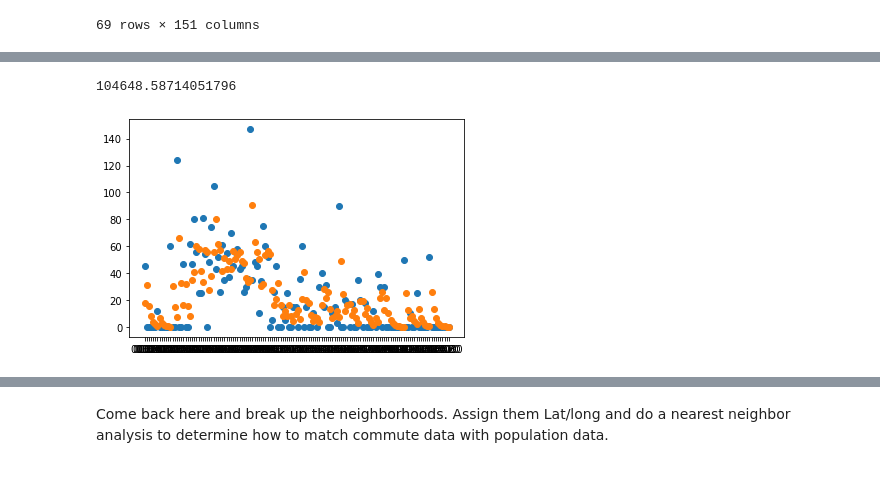
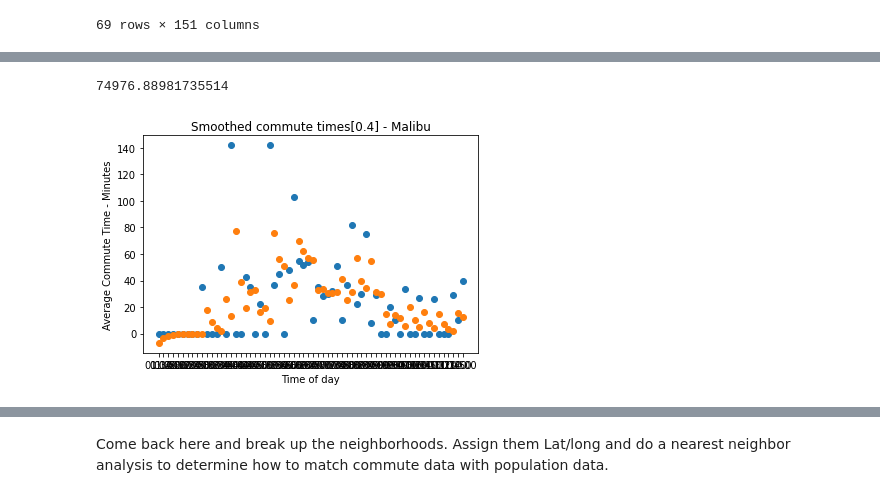
Before and after one commit to guanch1984/evtol-planning, a Jupyter notebook: geopanda_la_neighborhood.ipynb, the cells around one changed output, grey strips where cells are left out. Cells and saved outputs as stored; diff of their text form; code cells hidden in the pictures.

Commit message:
Found dentroids for commute data

```diff
--- a/geopanda_la_neighborhood.ipynb
+++ b/geopanda_la_neighborhood.ipynb
@@ -183,14 +239,15 @@ def clean_time(string):
     stringy = " ".join(time)
     return stringy
 
-just_time = avg_commute.drop(['Selected Geographies'],axis=1)
+commute_by_city
 
-old_cols = list(just_time.columns.values)
+old_cols = list(commute_by_city.columns.values)
 new_cols = pd.Series(old_cols).apply(lambda x: clean_time(x))
 new_cols = pd.to_datetime(new_cols, format="%I:%M %p").dt.strftime('%H:%M')
-just_time.set_axis(new_cols,axis=1,inplace= True)
+commute_by_city.set_axis(new_cols,axis=1,inplace= True)
 
-avg_T = just_time.transpose().set_axis(avg_commute['Selected Geographies'], axis=1)
+avg_T = commute_by_city.transpose()
 avg_T.index = pd.to_datetime(avg_T.index)
 avg_T = avg_T.resample('10T').sum()
 avg_T.index = pd.to_datetime(avg_T.index).strftime('%H:%M')
+avg_T
@@ -196,0 +268,3 @@ avg_T.index = pd.to_datetime(avg_T.index).strftime('%H:%M')
+# %%
+morning = avg_T.loc["01:30":"12:00"]
+morning
@@ -208,9 +324,12 @@ fit1.sse
 # %%
-plt.scatter(avg_T.index,avg_T['Castaic'])
-fit2 = SimpleExpSmoothing(avg_T['Castaic'], initialization_method="heuristic").fit(smoothing_level=0.5, optimized=False)
-plt.scatter(avg_T.index,fit2.fittedvalues)
+plt.scatter(morning.index,morning['Malibu'])
+fit3 = SimpleExpSmoothing(morning['Malibu'], initialization_method="heuristic").fit(smoothing_level=0.5, optimized=False)
+plt.scatter(morning.index,fit3.fittedvalues)
+plt.title('Smoothed commute times[0.4] - Malibu')
+plt.ylabel('Average Commute Time - Minutes')
+plt.xlabel('Time of day')
 plt.plot()
-fit2.sse
+fit3.sse
 # %% [output]
-104648.58714051796
+74976.88981735514
-[figure, old version]
+[figure, new version]
```
Also changed, not shown: parts of 14 cells of this notebook.
